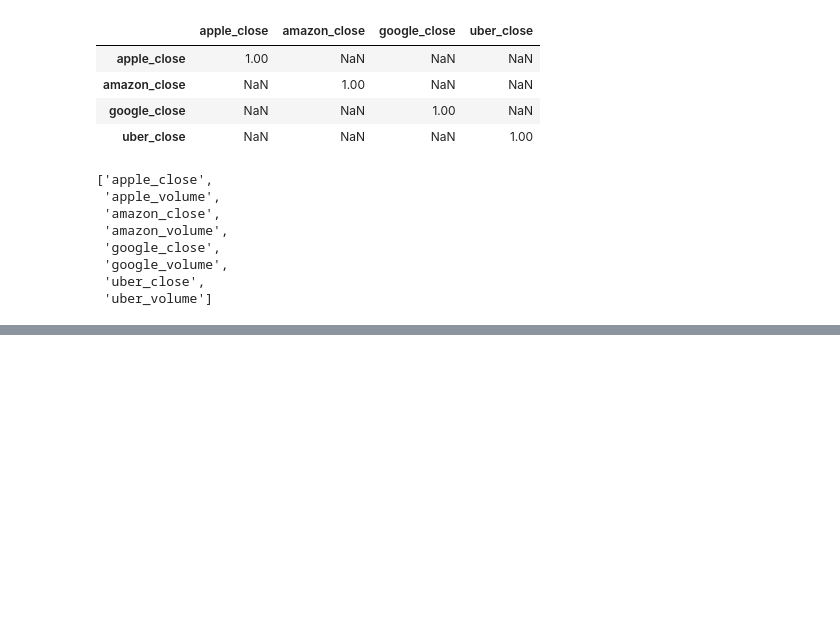
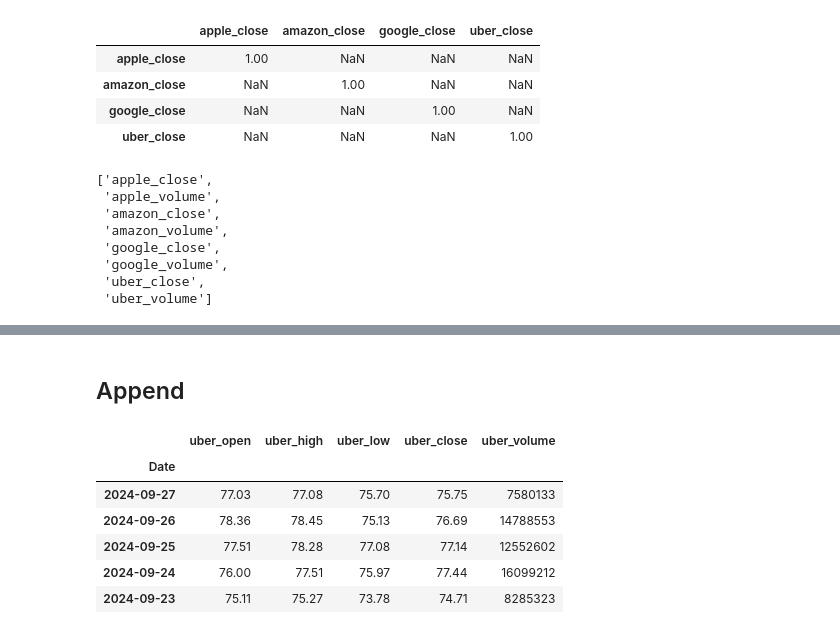
Before and after one commit to sebakrys/data-science-bootcamp-A-Z, a Jupyter notebook: 8_Joining_data.ipynb, the cells around one changed output, grey strips where cells are left out. Drawn from its saved outputs; the diff is of its cells as text; code cells hidden in the pictures; blank space fills up the shorter version.

```diff
--- a/8_Joining_data.ipynb
+++ b/8_Joining_data.ipynb
@@ -145,3 +145,15 @@ df[closes_volume].corr()
 | google_volume | NaN | NaN | NaN | NaN | -0.28 | 1.00 | NaN | ... |
 | uber_close | NaN | NaN | NaN | NaN | NaN | NaN | 1.00 | ... |
 | uber_volume | NaN | NaN | NaN | NaN | NaN | NaN | -0.21 | ... |
+# %% [markdown]
+## Append
+# %%
+uber.head()
+# %% [output]
+|  | uber_open | uber_high | uber_low | uber_close | uber_volume |
+| Date |  |  |  |  |  |
+| 2024-09-27 | 77.03 | 77.08 | 75.70 | 75.75 | 7580133 |
+| 2024-09-26 | 78.36 | 78.45 | 75.13 | 76.69 | 14788553 |
+| 2024-09-25 | 77.51 | 78.28 | 77.08 | 77.14 | 12552602 |
+| 2024-09-24 | 76.00 | 77.51 | 75.97 | 77.44 | 16099212 |
+| 2024-09-23 | 75.11 | 75.27 | 73.78 | 74.71 | 8285323 |
```
Also changed, not shown: parts of 3 cells of this notebook.
